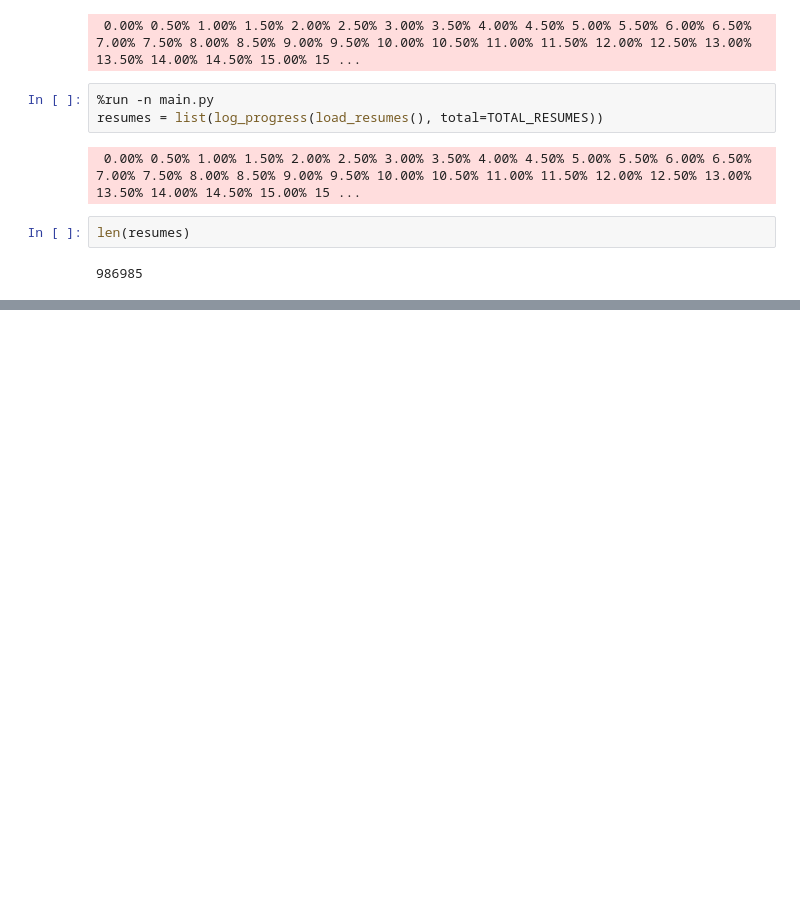
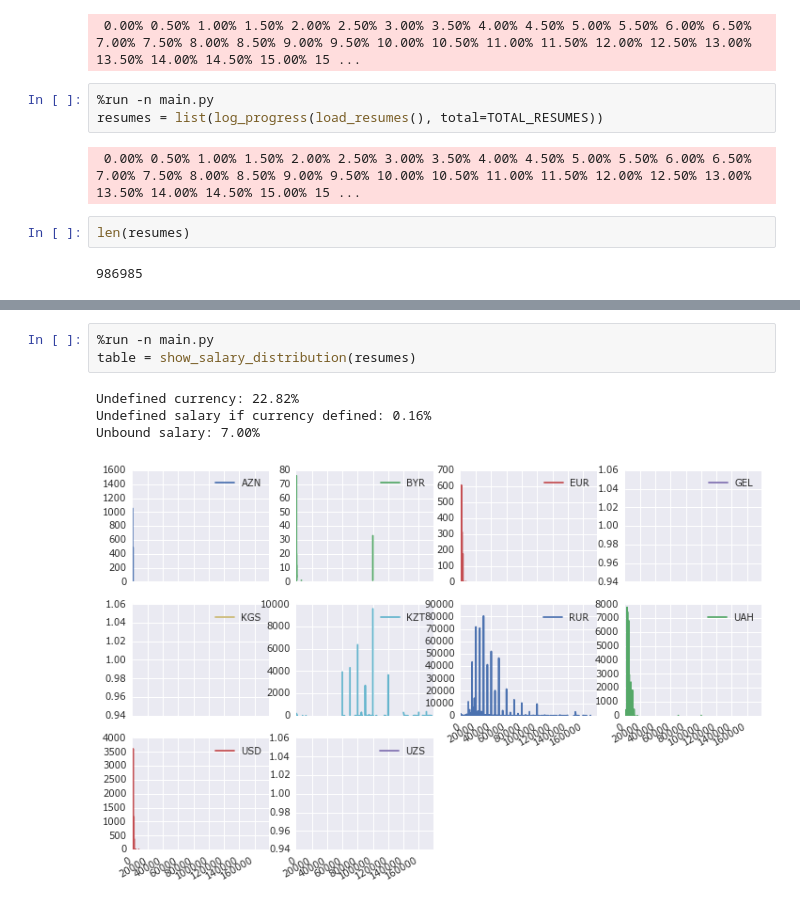
Before and after one commit to kuk/analyze-hh-resume, a Jupyter notebook: notes.ipynb, the cells around one changed output, grey strips where cells are left out. Drawn from its saved outputs; the diff is of its cells as text; blank space fills up the shorter version.

```diff
--- a/notes.ipynb
+++ b/notes.ipynb
@@ -17,0 +31,8 @@ len(resumes)
+# %%
+%run -n main.py
+table = show_salary_distribution(resumes)
+# %% [output]
+Undefined currency: 22.82%
+Undefined salary if currency defined: 0.16%
+Unbound salary: 7.00%
+[figure, added]
```
Also changed, not shown: parts of 2 cells of this notebook, 1 other file.
